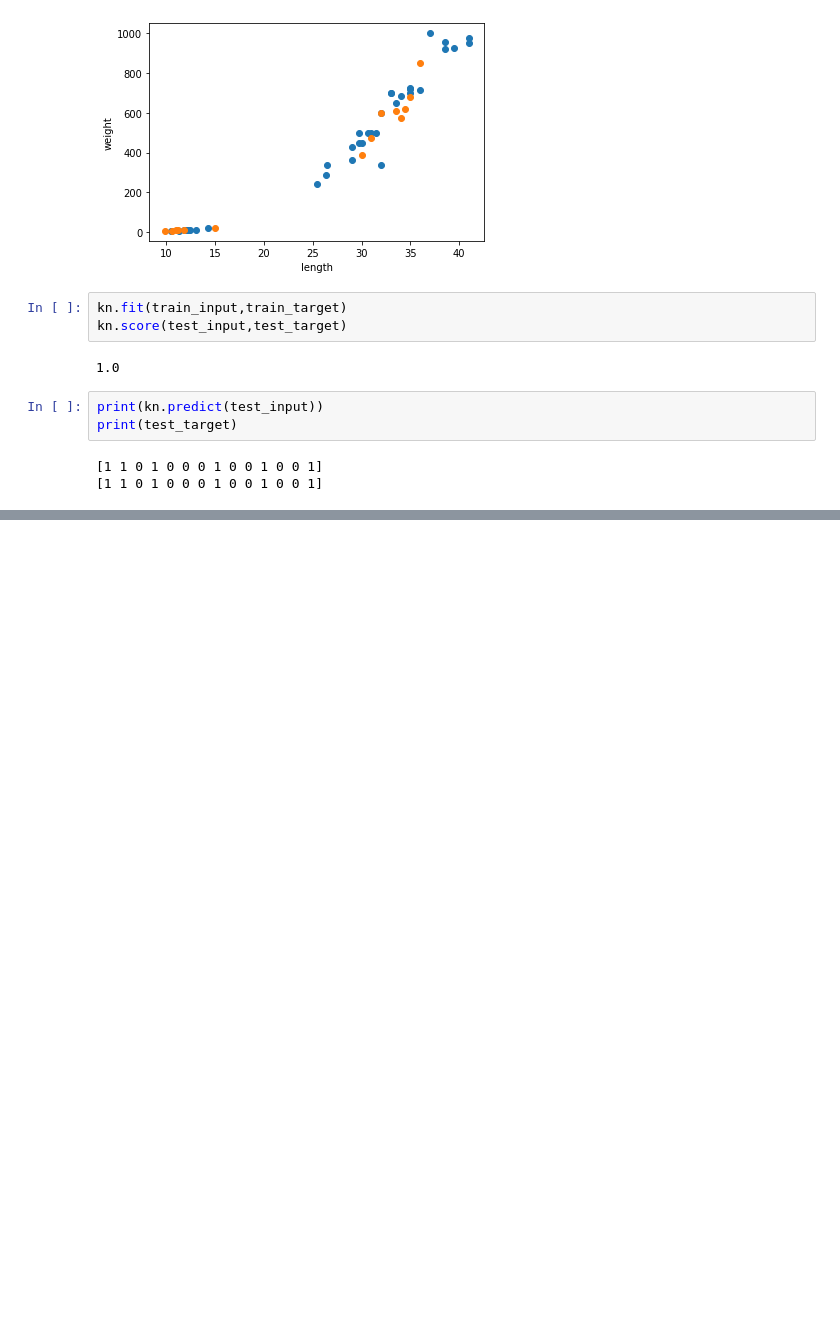
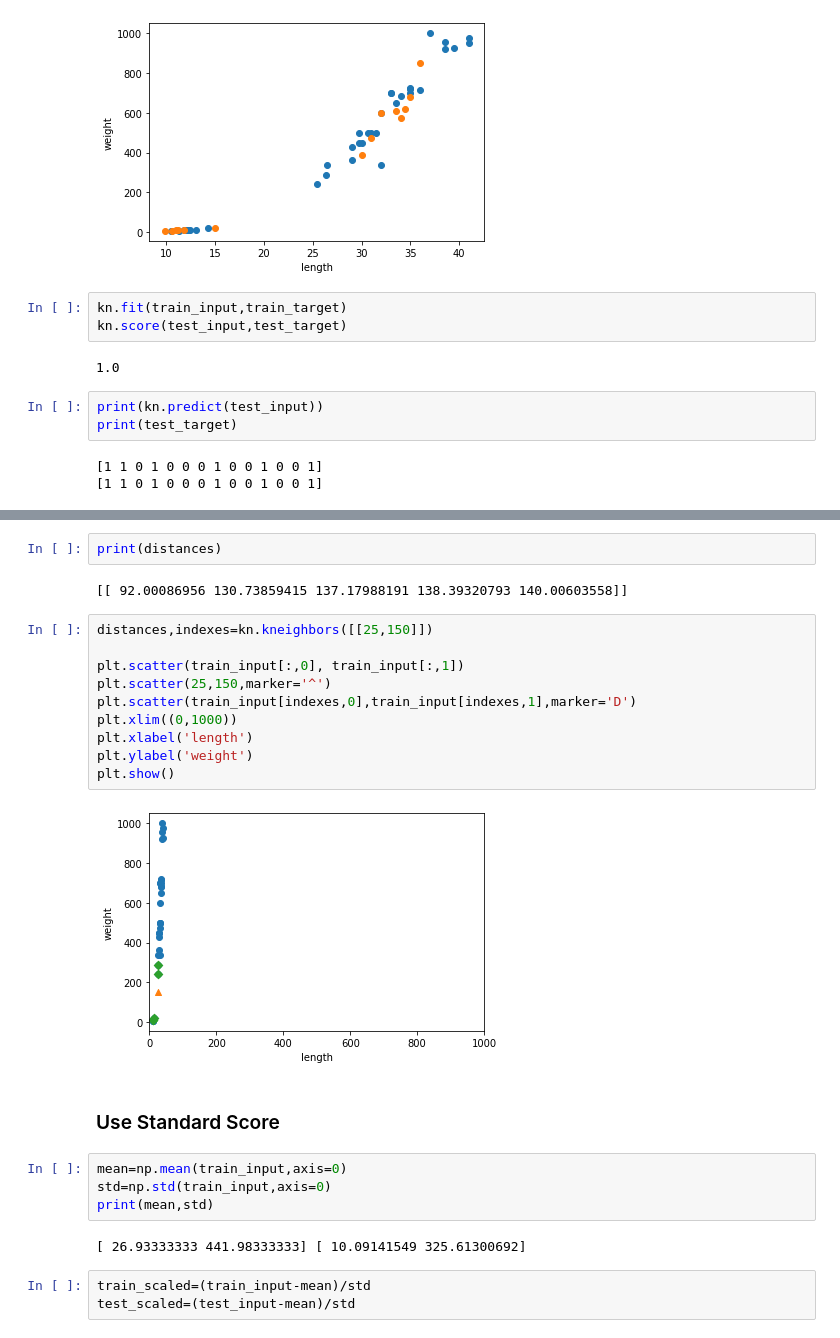
Before and after one commit to seuha516/MachineLearningPractice, a Jupyter notebook: BreamAndSmelt2.ipynb, the cells around one changed output, grey strips where cells are left out. Cells and saved outputs as stored; diff of their text form; blank space fills up the shorter version.

```diff
--- a/BreamAndSmelt2.ipynb
+++ b/BreamAndSmelt2.ipynb
@@ -108,0 +201,27 @@ print(test_target)
+# %%
+print(distances)
+# %% [output]
+[[ 92.00086956 130.73859415 137.17988191 138.39320793 140.00603558]]
+# %%
+distances,indexes=kn.kneighbors([[25,150]])
+
+plt.scatter(train_input[:,0], train_input[:,1])
+plt.scatter(25,150,marker='^')
+plt.scatter(train_input[indexes,0],train_input[indexes,1],marker='D')
+plt.xlim((0,1000))
+plt.xlabel('length')
+plt.ylabel('weight')
+plt.show()
+# %% [output]
+[figure, added]
+# %% [markdown]
+### Use Standard Score
+# %%
+mean=np.mean(train_input,axis=0)
+std=np.std(train_input,axis=0)
+print(mean,std)
+# %% [output]
+[ 26.93333333 441.98333333] [ 10.09141549 325.61300692]
+# %%
+train_scaled=(train_input-mean)/std
+test_scaled=(test_input-mean)/std
```
Also changed, not shown: parts of 19 cells of this notebook.
